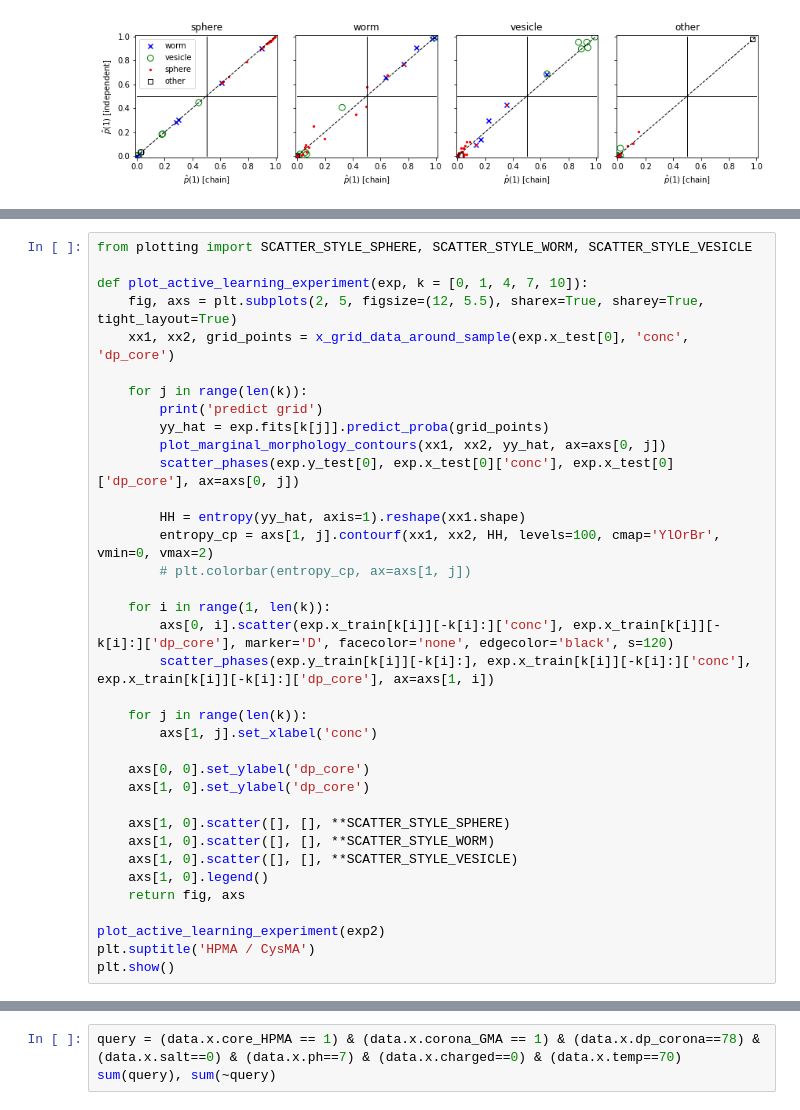
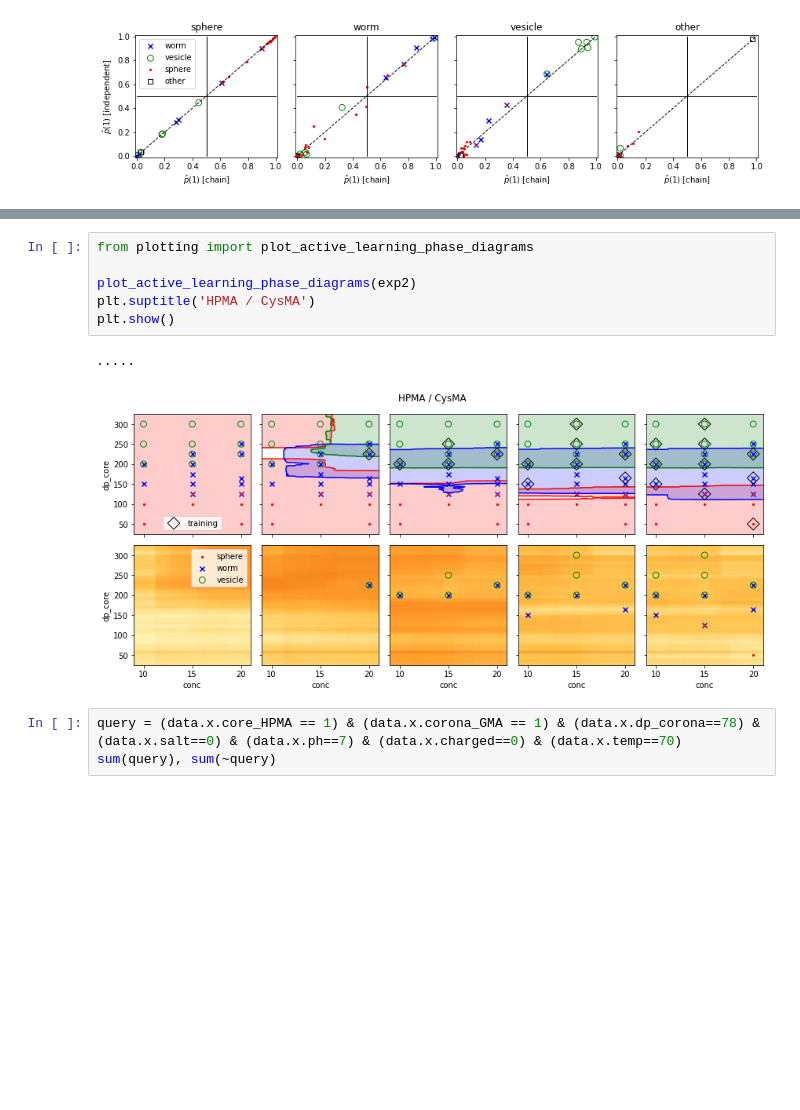
Before and after one commit to marioboley/PISA_ML, a Jupyter notebook: analysis/pcc.ipynb, the cells around one changed output, grey strips where cells are left out. Saved outputs shown, nothing was run; the diff lists cells and outputs as text; blank space fills up the shorter version.

Commit message:
phase diagram plotting in plotting module

```diff
--- a/analysis/pcc.ipynb
+++ b/analysis/pcc.ipynb
@@ -197,36 +121,0 @@ fit with  582  sample size
-# %%
-from plotting import SCATTER_STYLE_SPHERE, SCATTER_STYLE_WORM, SCATTER_STYLE_VESICLE
-
-def plot_active_learning_experiment(exp, k = [0, 1, 4, 7, 10]):
-    fig, axs = plt.subplots(2, 5, figsize=(12, 5.5), sharex=True, sharey=True, tight_layout=True)
-    xx1, xx2, grid_points = x_grid_data_around_sample(exp.x_test[0], 'conc', 'dp_core')
-
-    for j in range(len(k)):
-        print('predict grid')
-        yy_hat = exp.fits[k[j]].predict_proba(grid_points)
-        plot_marginal_morphology_contours(xx1, xx2, yy_hat, ax=axs[0, j])
-        scatter_phases(exp.y_test[0], exp.x_test[0]['conc'], exp.x_test[0]['dp_core'], ax=axs[0, j])
-
-        HH = entropy(yy_hat, axis=1).reshape(xx1.shape)
-        entropy_cp = axs[1, j].contourf(xx1, xx2, HH, levels=100, cmap='YlOrBr', vmin=0, vmax=2)
-        # plt.colorbar(entropy_cp, ax=axs[1, j])
-
-    for i in range(1, len(k)):
-        axs[0, i].scatter(exp.x_train[k[i]][-k[i]:]['conc'], exp.x_train[k[i]][-k[i]:]['dp_core'], marker='D', facecolor='none', edgecolor='black', s=120)
-        scatter_phases(exp.y_train[k[i]][-k[i]:], exp.x_train[k[i]][-k[i]:]['conc'], exp.x_train[k[i]][-k[i]:]['dp_core'], ax=axs[1, i])
-
-    for j in range(len(k)):
-        axs[1, j].set_xlabel('conc')
-
-    axs[0, 0].set_ylabel('dp_core')
-    axs[1, 0].set_ylabel('dp_core')
-
-    axs[1, 0].scatter([], [], **SCATTER_STYLE_SPHERE)
-    axs[1, 0].scatter([], [], **SCATTER_STYLE_WORM)
-    axs[1, 0].scatter([], [], **SCATTER_STYLE_VESICLE)
-    axs[1, 0].legend()
-    return fig, axs
-
-plot_active_learning_experiment(exp2)
-plt.suptitle('HPMA / CysMA')
-plt.show()
@@ -242,3 +122,12 @@ predict grid
+# %%
+from plotting import plot_active_learning_phase_diagrams
+
+plot_active_learning_phase_diagrams(exp2)
+plt.suptitle('HPMA / CysMA')
+plt.show()
+# %% [output]
+.....
+[figure, added]
 # %%
 query = (data.x.core_HPMA == 1) & (data.x.corona_GMA == 1) & (data.x.dp_corona==78) & (data.x.salt==0) & (data.x.ph==7) & (data.x.charged==0) & (data.x.temp==70)
 sum(query), sum(~query)
```
Also changed, not shown: parts of 5 cells of this notebook, 1 other file.
